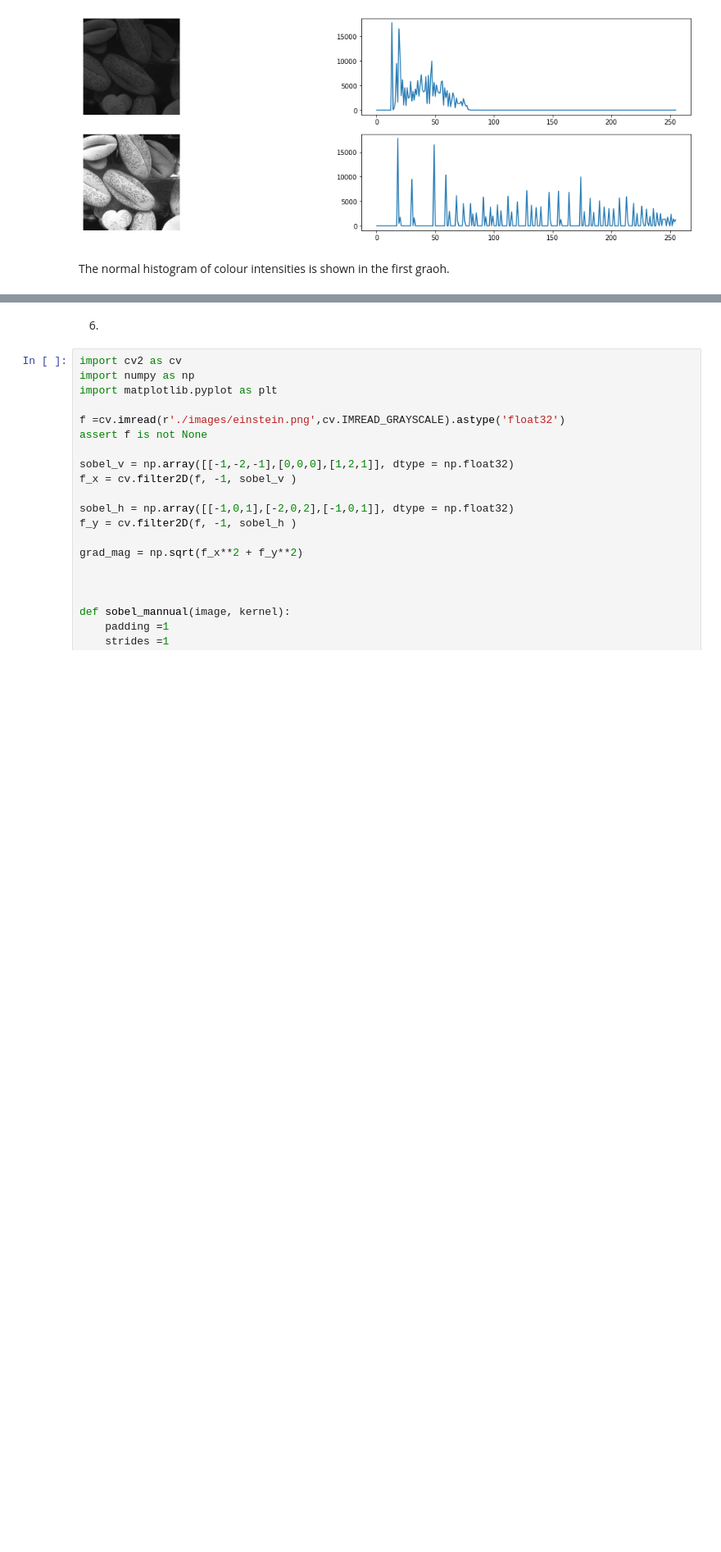
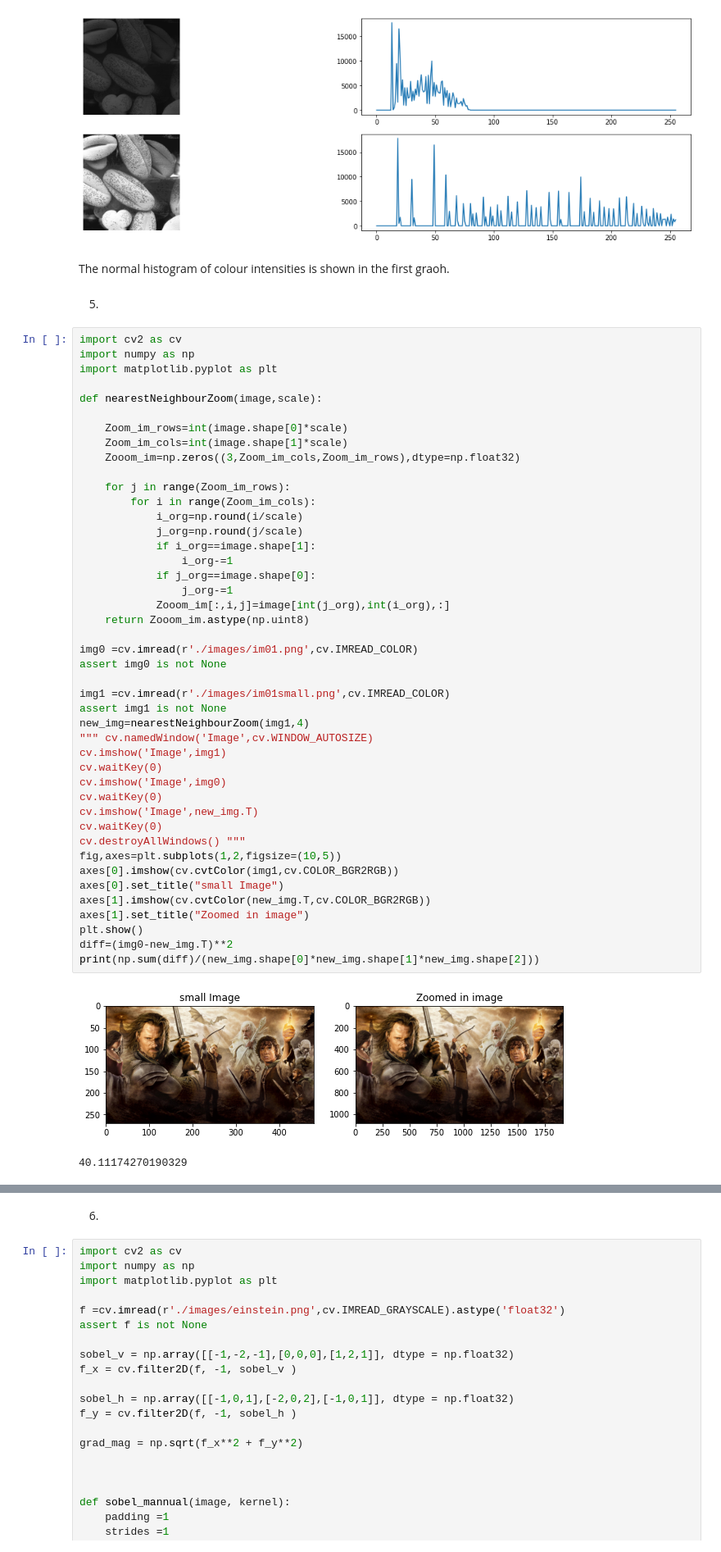
Before and after one commit to Maleeshas/Assignment_Image_Processing_EN2550, a Jupyter notebook: Assignment_01_190595J.ipynb, the cells around one changed output, grey strips where cells are left out. Shown at 82% size. Drawn from its saved outputs; the diff is of its cells as text; blank space fills up the shorter version.

```diff
--- a/Assignment_01_190595J.ipynb
+++ b/Assignment_01_190595J.ipynb
@@ -186,3 +186,52 @@ ax[1][0].axis('off')
 [figure]
 # %% [markdown]
 The normal histogram of colour intensities is shown in the first graoh.
+# %% [markdown]
+5)
+# %%
+import cv2 as cv
+import numpy as np
+import matplotlib.pyplot as plt
+
+def nearestNeighbourZoom(image,scale):
+
+    Zoom_im_rows=int(image.shape[0]*scale)
+    Zoom_im_cols=int(image.shape[1]*scale)
+    Zooom_im=np.zeros((3,Zoom_im_cols,Zoom_im_rows),dtype=np.float32)
+
+    for j in range(Zoom_im_rows):
+        for i in range(Zoom_im_cols):
+            i_org=np.round(i/scale)
+            j_org=np.round(j/scale)
+            if i_org==image.shape[1]:
+                i_org-=1
+            if j_org==image.shape[0]:
+                j_org-=1
+            Zooom_im[:,i,j]=image[int(j_org),int(i_org),:]
+    return Zooom_im.astype(np.uint8)
+
+img0 =cv.imread(r'./images/im01.png',cv.IMREAD_COLOR)
+assert img0 is not None
+
+img1 =cv.imread(r'./images/im01small.png',cv.IMREAD_COLOR)
+assert img1 is not None
+new_img=nearestNeighbourZoom(img1,4)
+""" cv.namedWindow('Image',cv.WINDOW_AUTOSIZE)
+cv.imshow('Image',img1)
+cv.waitKey(0)
+cv.imshow('Image',img0)
+cv.waitKey(0)
+cv.imshow('Image',new_img.T)
+cv.waitKey(0)
+cv.destroyAllWindows() """
+fig,axes=plt.subplots(1,2,figsize=(10,5))
+axes[0].imshow(cv.cvtColor(img1,cv.COLOR_BGR2RGB))
+axes[0].set_title("small Image")
+axes[1].imshow(cv.cvtColor(new_img.T,cv.COLOR_BGR2RGB))
+axes[1].set_title("Zoomed in image")
+plt.show()
+diff=(img0-new_img.T)**2
+print(np.sum(diff)/(new_img.shape[0]*new_img.shape[1]*new_img.shape[2]))
+# %% [output]
+[figure, added]
+40.11174270190329
```
Also changed, not shown: parts of 5 cells of this notebook, 6 other files.
